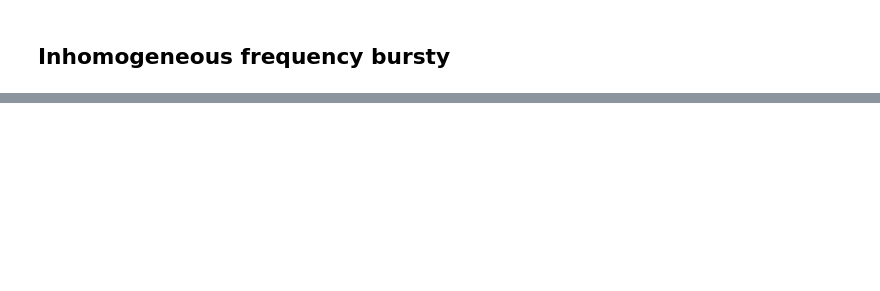
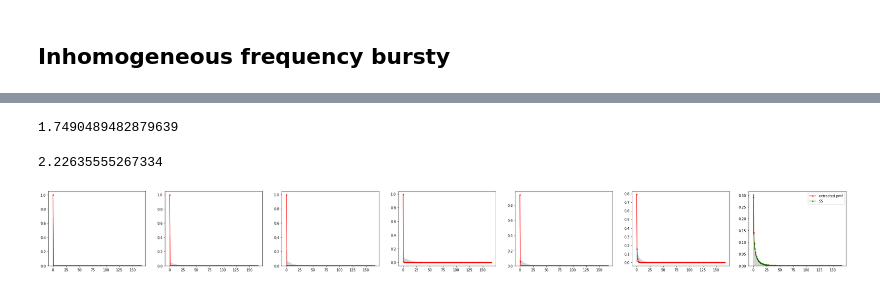
Before and after one commit to pachterlab/FGP_2024, a Jupyter notebook: Bursty.ipynb, the cells around one changed output, grey strips where cells are left out. Drawn from its saved outputs; the diff is of its cells as text; code cells hidden in the pictures; blank space fills up the shorter version.

```diff
--- a/Bursty.ipynb
+++ b/Bursty.ipynb
@@ -583,7 +521,0 @@ nCells = 10000
-# %%
-mx = X.max()
-bins = np.arange(mx)-0.5
-_=plt.hist(X[:,-1,:],bins=bins,density=True,facecolor='lightgray')
-x = np.arange(mx)
-y = scipy.stats.poisson.pmf(x,k[-1]/beta);
-plt.plot(x,y,'r.-',label='SS');
@@ -595,0 +522,42 @@ NameError: name 'Gillespie_bursty_1D' is not defined
+# %%
+Tau = [0,0.5,1]
+kvec = [10.0, 5.0]
+bvec = [10.0, 10.0]
+beta, gamma = 10.0, 5.0
+nCells = 10000
+tvec = np.linspace(0,1,1001)
+
+X = Gillespie_bursty_2D(nCells, tvec, np.array([0,0],dtype=int), kvec, Tau, beta, gamma, bvec)
+# %%
+mx = [X[:,:,0].max().astype(int)+10,X[:,:,1].max().astype(int)+10]
+theta = kvec+bvec+[0,0,beta,gamma]
+# %%
+t1 = time.time()
+pmf_ = get_P(theta, tvec, Tau, mx, method="cumtrapz")
+t2 = time.time()
+print(t2-t1)
+# %% [output]
+1.7490489482879639
+# %%
+t1 = time.time()
+pmf = get_P(theta, tvec, Tau, mx, method="ode")
+t2 = time.time()
+print(t2-t1)
+# %% [output]
+2.22635555267334
+# %%
+bins = np.arange(mx[0])-0.5
+x = np.arange(mx[0])
+time_points=[10,100,200,300,500,700,1000]
+fig, ax = plt.subplots(1,len(time_points),figsize=(6*len(time_points),4))
+for i,j in enumerate(time_points):
+    y = pmf[j].sum(axis=1)
+    ax[i].plot(x,y,'r.-',label='extracted pmf')
+    ax[i].hist(X[:,j,0],bins=bins,density=True,facecolor='lightgray')
+
+y = scipy.stats.nbinom.pmf(x,kvec[-1]/beta,1/(1+bvec[-1]))
+plt.plot(x,y,'g.-',label='SS')
+
+plt.legend();
+# %% [output]
+[figure, added]
```
Also changed, not shown: parts of 37 cells of this notebook.
